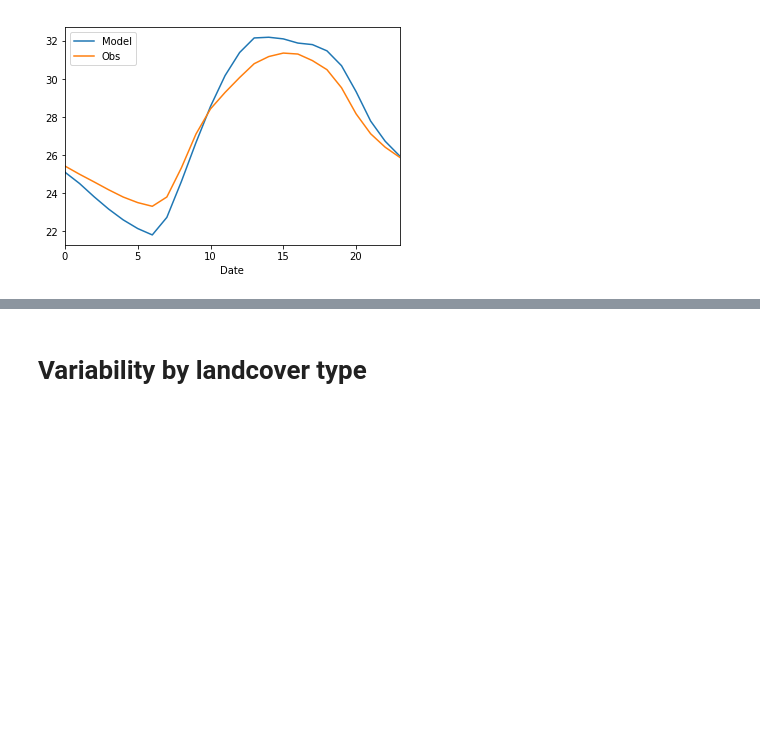
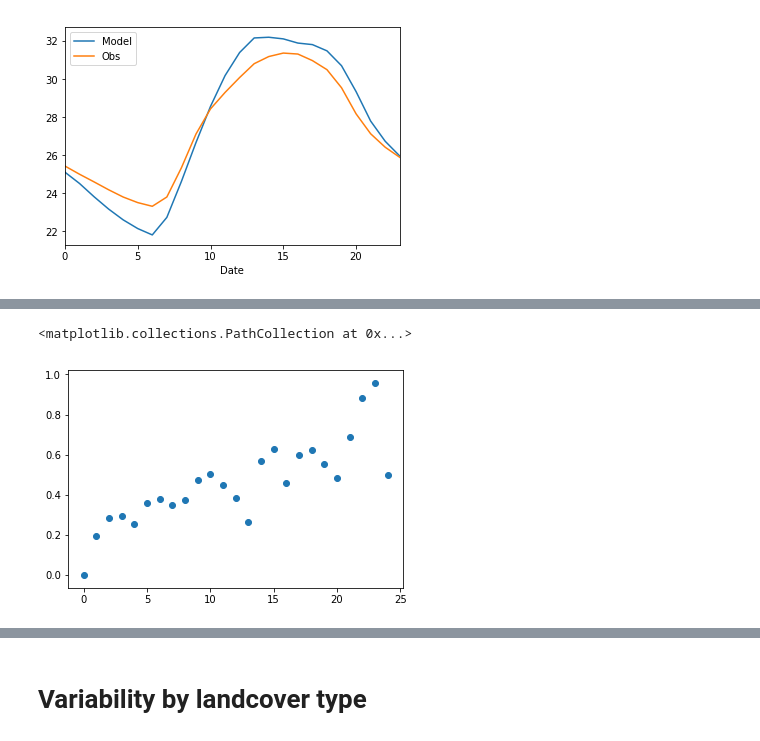
Before and after one commit to gottscott/finalthesischapter, a Jupyter notebook: ModelledCharacteristicsBaltimoreUHI.ipynb, the cells around one changed output, grey strips where cells are left out. Cells and saved outputs as stored; diff of their text form; code cells hidden in the pictures; blank space fills up the shorter version.

```diff
--- a/ModelledCharacteristicsBaltimoreUHI.ipynb
+++ b/ModelledCharacteristicsBaltimoreUHI.ipynb
@@ -290,0 +340,23 @@ plt.legend(['Model', 'Obs'],loc=2)
+# %%
+locations0 = pts.values.T
+data = model.mean().values
+#hs = np.linspace(0,.25, 50)/360*2*np.pi*r_earth
+hs = np.linspace(0,25,26)
+bandwidth =1# np.abs(hs[1]-hs[0])
+
+N = data.shape[0]
+semivariogram = pd.DataFrame(index = hs, columns= ['semivariogram'])
+for h in hs:
+    Z = []
+    for i in range(N):
+        for j in range(i+1,N):
+            #distances[i,j] = scipy.spatial.distance.euclidean(locations[i,:], locations[j,:])/360*2*np.pi*r_earth
+            distance = scipy.spatial.distance.euclidean(locations[i,:], locations[j,:])#/360*2*np.pi*r_earth
+            if (distance >= h) and (distance< h+bandwidth):
+#            if (distance[i,j] >= h-bandwidth) and (distance[i,j]< h+bandwidth)
+                Z.append(np.abs(data[i] - data[j]))
+    semivariogram.loc[h, 'semivariogram']= np.sum(Z)/(2.0*len(Z))
+plt.scatter(semivariogram.index, semivariogram.semivariogram)
+# %% [output]
+<matplotlib.collections.PathCollection at 0x...>
+[figure, added]
```
Also changed, not shown: parts of 26 cells of this notebook, 1 other file.
